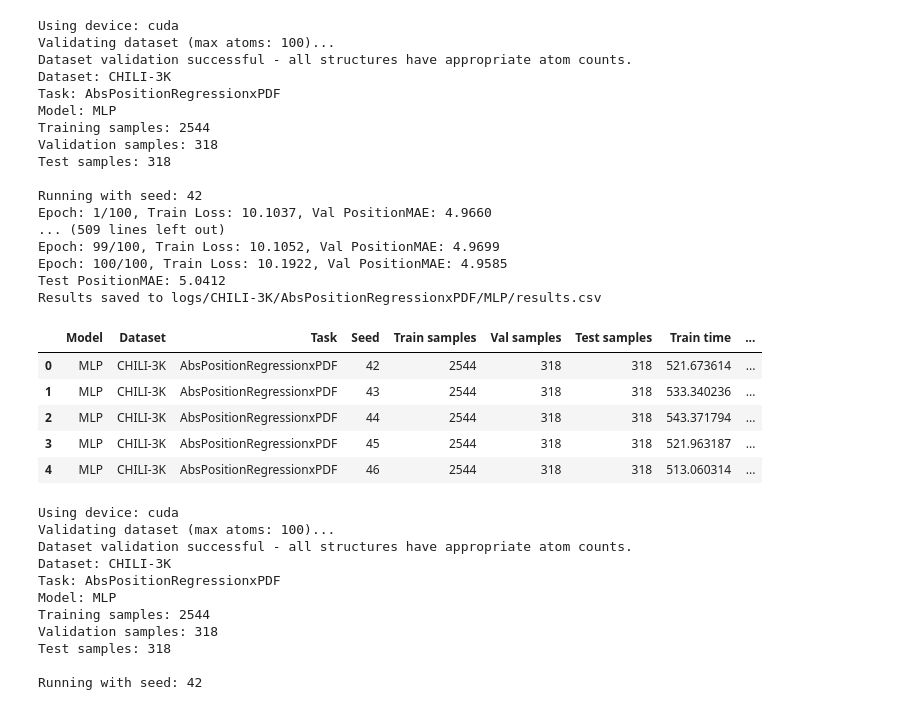
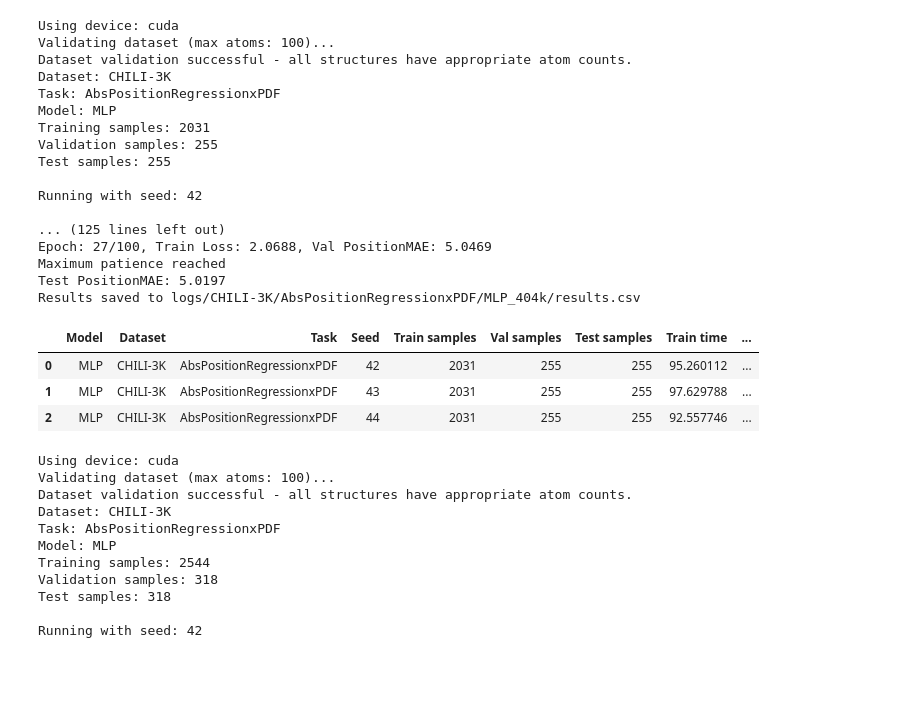
Before and after one commit to Kirdon6/master_thesis, a Jupyter notebook: benchmark_example.ipynb, the cells around one changed output. Drawn from its saved outputs; the diff is of its cells as text; code cells hidden in the pictures; blank space fills up the shorter version.

```diff
--- a/benchmark_example.ipynb
+++ b/benchmark_example.ipynb
@@ -4,38 +4,36 @@ from benchmark import run_benchmark_from_notebook
 # %%
 
 
 # Path to your configuration file
-config_path = "baseline_mlp_config.yaml"
+config_path = "CHILI_trivial.yaml"
 
 # Run the benchmark
 results = run_benchmark_from_notebook(config_path, use_cpu=False)
 
 # Display the results
 results
 # %% [output]
 Using device: cuda
 Validating dataset (max atoms: 100)...
 Dataset validation successful - all structures have appropriate atom counts.
 Dataset: CHILI-3K
 Task: AbsPositionRegressionxPDF
 Model: MLP
-Training samples: 2544
-Validation samples: 318
-Test samples: 318
+Training samples: 2031
+Validation samples: 255
+Test samples: 255
 
 Running with seed: 42
-Epoch: 1/100, Train Loss: 10.1037, Val PositionMAE: 4.9660
-... (509 lines left out)
-Epoch: 99/100, Train Loss: 10.1052, Val PositionMAE: 4.9699
-Epoch: 100/100, Train Loss: 10.1922, Val PositionMAE: 4.9585
-Test PositionMAE: 5.0412
-Results saved to logs/CHILI-3K/AbsPositionRegressionxPDF/MLP/results.csv
+
+... (125 lines left out)
+Epoch: 27/100, Train Loss: 2.0688, Val PositionMAE: 5.0469
+Maximum patience reached
+Test PositionMAE: 5.0197
+Results saved to logs/CHILI-3K/AbsPositionRegressionxPDF/MLP_404k/results.csv
 |  | Model | Dataset | Task | Seed | Train samples | Val samples | Test samples | Train time | ... |
-| 0 | MLP | CHILI-3K | AbsPositionRegressionxPDF | 42 | 2544 | 318 | 318 | 521.673614 | ... |
-| 1 | MLP | CHILI-3K | AbsPositionRegressionxPDF | 43 | 2544 | 318 | 318 | 533.340236 | ... |
-| 2 | MLP | CHILI-3K | AbsPositionRegressionxPDF | 44 | 2544 | 318 | 318 | 543.371794 | ... |
-| 3 | MLP | CHILI-3K | AbsPositionRegressionxPDF | 45 | 2544 | 318 | 318 | 521.963187 | ... |
-| 4 | MLP | CHILI-3K | AbsPositionRegressionxPDF | 46 | 2544 | 318 | 318 | 513.060314 | ... |
+| 0 | MLP | CHILI-3K | AbsPositionRegressionxPDF | 42 | 2031 | 255 | 255 | 95.260112 | ... |
+| 1 | MLP | CHILI-3K | AbsPositionRegressionxPDF | 43 | 2031 | 255 | 255 | 97.629788 | ... |
+| 2 | MLP | CHILI-3K | AbsPositionRegressionxPDF | 44 | 2031 | 255 | 255 | 92.557746 | ... |
 # %%
 
 # Path to your configuration file
```
Also changed, not shown: parts of 1 cell of this notebook, 6 other files.
